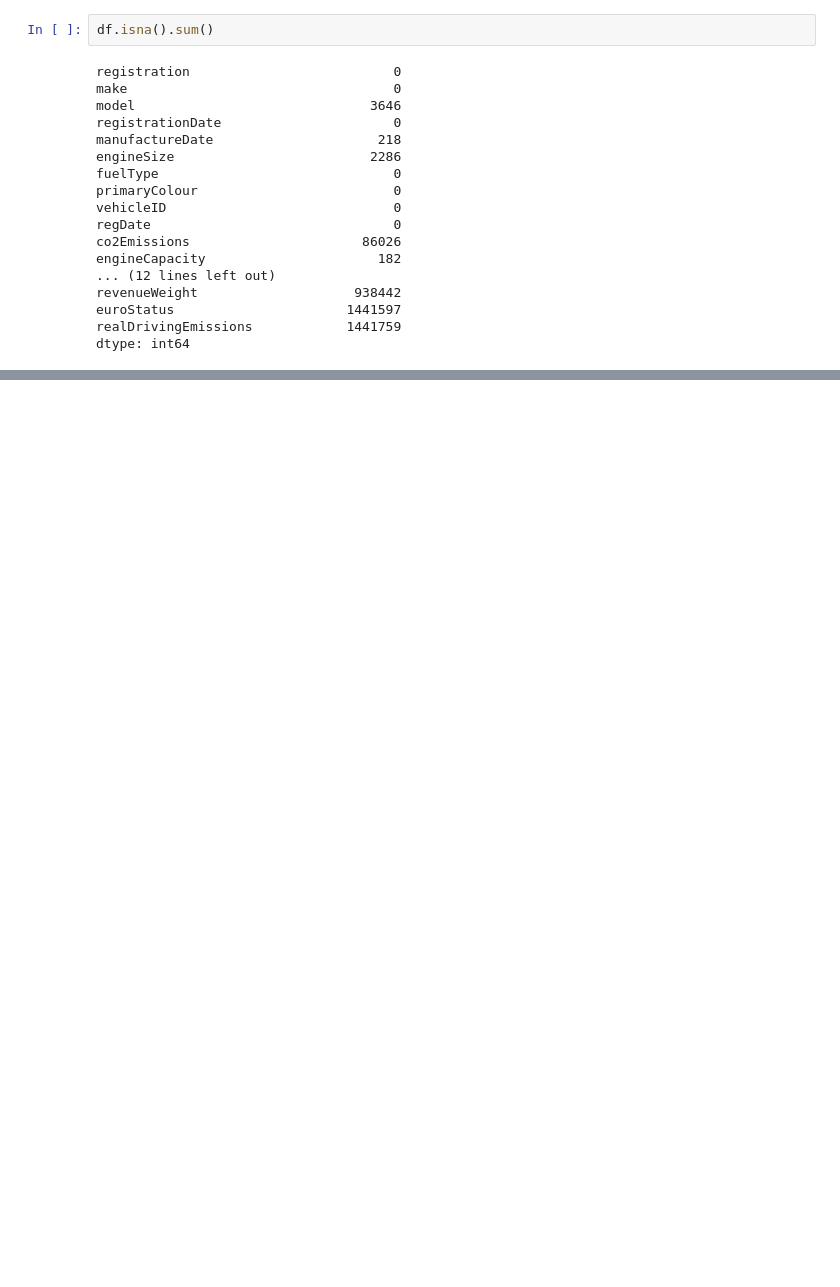
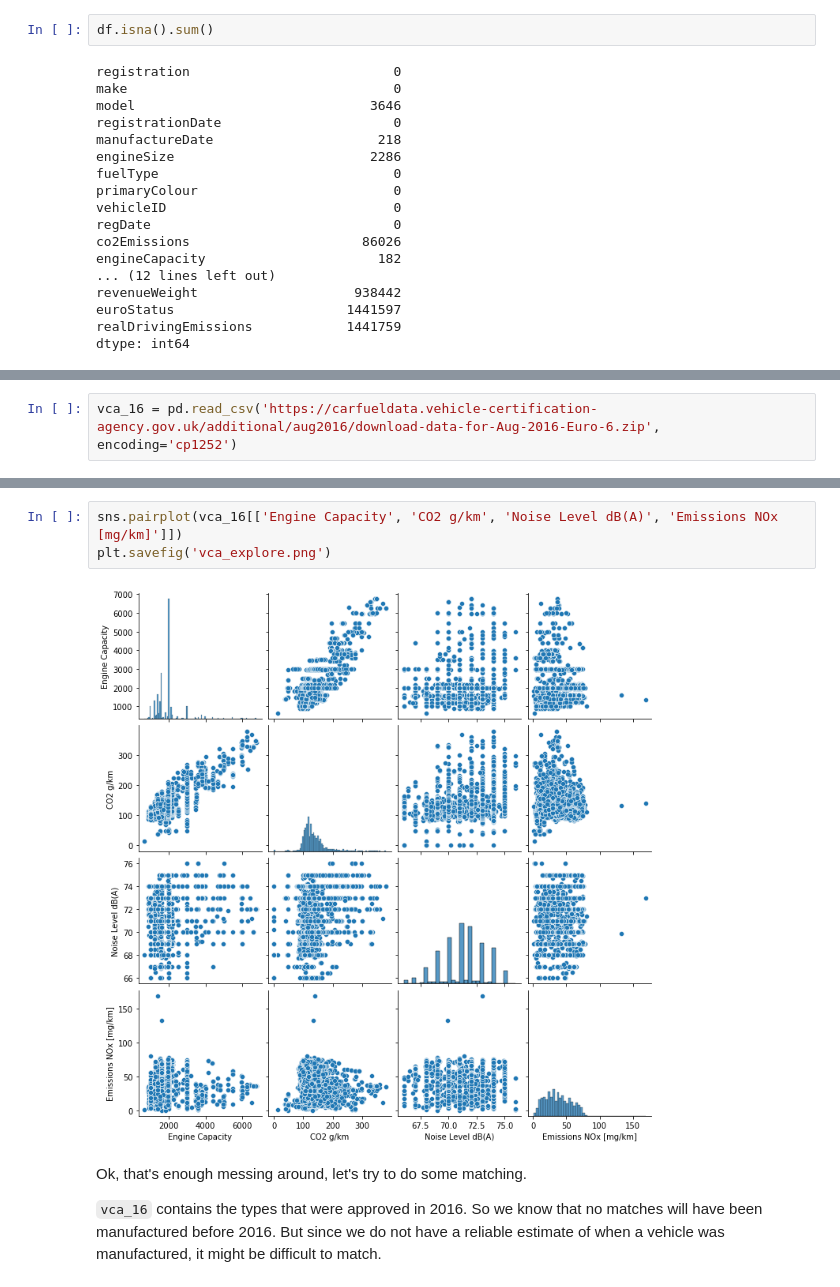
Before and after one commit to New-AutoMotive/BN_vehicle_data_experiments, a Jupyter notebook: 6) VES meet MOT.ipynb, the cells around one changed output, grey strips where cells are left out. Drawn from its saved outputs; the diff is of its cells as text; blank space fills up the shorter version.

Commit message:
Additional analysis

```diff
--- a/6) VES meet MOT.ipynb
+++ b/6) VES meet MOT.ipynb
@@ -162,0 +323,2 @@ dtype: int64
+# %%
+vca_16 = pd.read_csv('https://carfueldata.vehicle-certification-agency.gov.uk/additional/aug2016/download-data-for-Aug-2016-Euro-6.zip', encoding='cp1252')
@@ -162,0 +349,9 @@ dtype: int64
+# %%
+sns.pairplot(vca_16[['Engine Capacity', 'CO2 g/km', 'Noise Level dB(A)', 'Emissions NOx [mg/km]']])
+plt.savefig('vca_explore.png')
+# %% [output]
+[figure, added]
+# %% [markdown]
+Ok, that's enough messing around, let's try to do some matching.
+
+`vca_16` contains the types that were approved in 2016. So we know that no matches will have been manufactured before 2016. But since we do not have a reliable estimate of when a vehicle was manufactured, it might be difficult to match.
```
Also changed, not shown: parts of 50 cells of this notebook, 1 other file.
